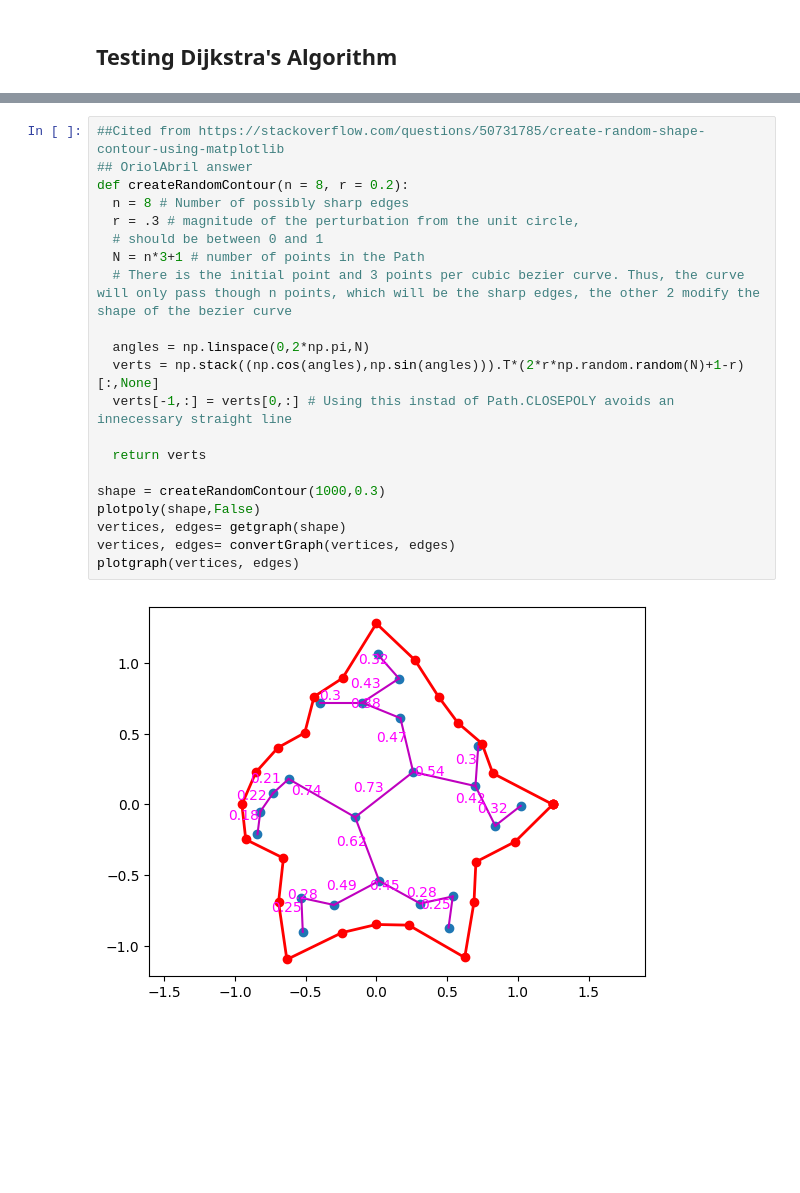
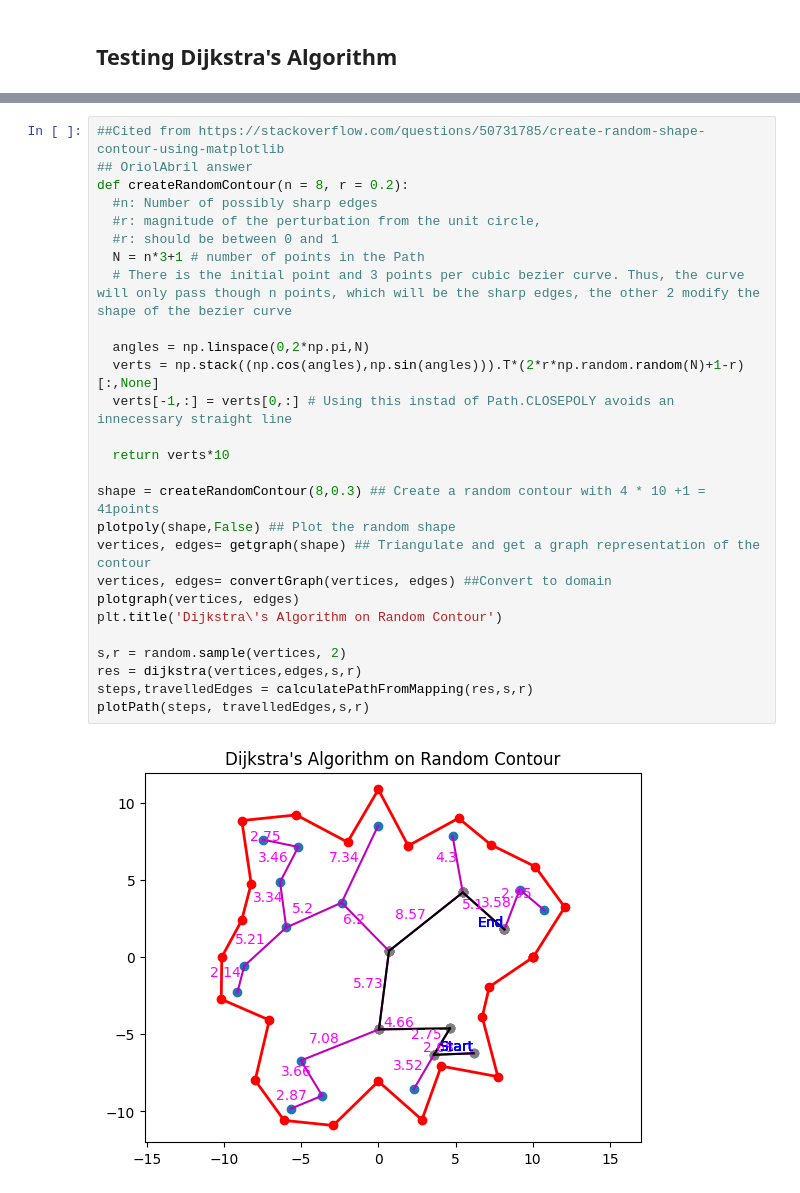
Before and after one commit to Ismail-Armutcu/Algorithms-for-Interactive-Sytems, a Jupyter notebook: MMI513_PA5_PathFinding.ipynb, the cells around one changed output, grey strips where cells are left out. Saved outputs shown, nothing was run; the diff lists cells and outputs as text; blank space fills up the shorter version.

```diff
--- a/MMI513_PA5_PathFinding.ipynb
+++ b/MMI513_PA5_PathFinding.ipynb
@@ -276,23 +285,29 @@ Text(0.5, 1.0, "Dijkstra's Algorithm")
 # %%
 ##Cited from https://stackoverflow.com/questions/50731785/create-random-shape-contour-using-matplotlib
 ## OriolAbril answer
 def createRandomContour(n = 8, r = 0.2):
-  n = 8 # Number of possibly sharp edges
-  r = .3 # magnitude of the perturbation from the unit circle,
-  # should be between 0 and 1
+  #n: Number of possibly sharp edges
+  #r: magnitude of the perturbation from the unit circle,
+  #r: should be between 0 and 1
   N = n*3+1 # number of points in the Path
   # There is the initial point and 3 points per cubic bezier curve. Thus, the curve will only pass though n points, which will be the sharp edges, the other 2 modify the shape of the bezier curve
 
   angles = np.linspace(0,2*np.pi,N)
   verts = np.stack((np.cos(angles),np.sin(angles))).T*(2*r*np.random.random(N)+1-r)[:,None]
   verts[-1,:] = verts[0,:] # Using this instad of Path.CLOSEPOLY avoids an innecessary straight line
 
-  return verts
+  return verts*10
 
-shape = createRandomContour(1000,0.3)
-plotpoly(shape,False)
-vertices, edges= getgraph(shape)
-vertices, edges= convertGraph(vertices, edges)
+shape = createRandomContour(8,0.3) ## Create a random contour with 4 * 10 +1 = 41points
+plotpoly(shape,False) ## Plot the random shape
+vertices, edges= getgraph(shape) ## Triangulate and get a graph representation of the contour
+vertices, edges= convertGraph(vertices, edges) ##Convert to domain
 plotgraph(vertices, edges)
+plt.title('Dijkstra\'s Algorithm on Random Contour')
+
+s,r = random.sample(vertices, 2)
+res = dijkstra(vertices,edges,s,r)
+steps,travelledEdges = calculatePathFromMapping(res,s,r)
+plotPath(steps, travelledEdges,s,r)
 # %% [output]
-[figure, old version]
+[figure, new version]
```
Also changed, not shown: parts of 23 cells of this notebook.
